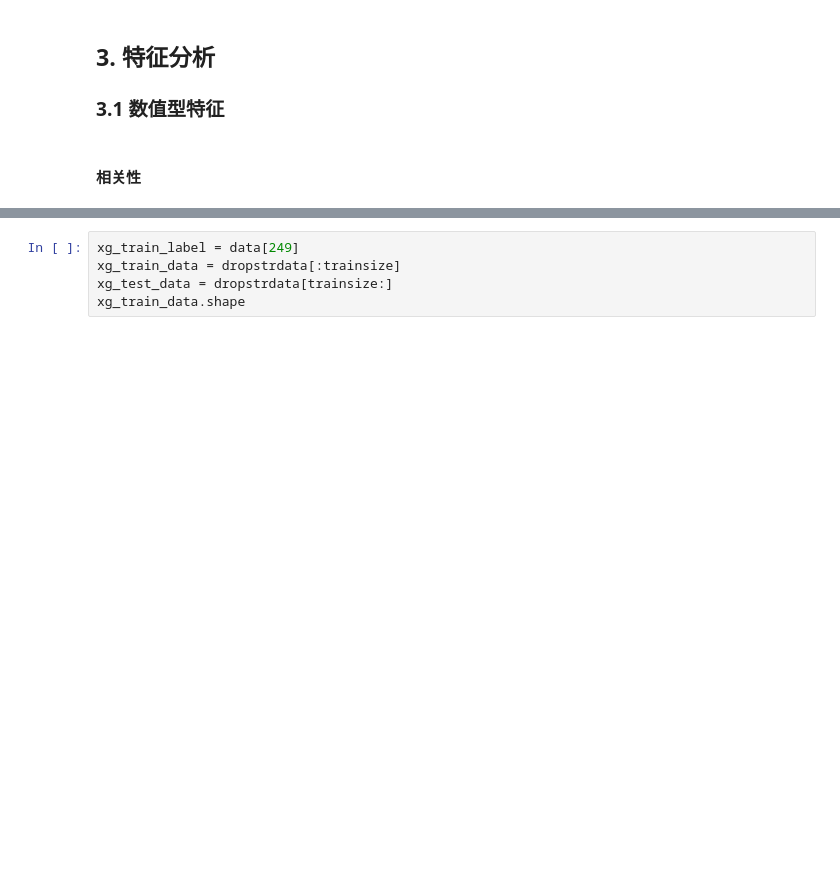
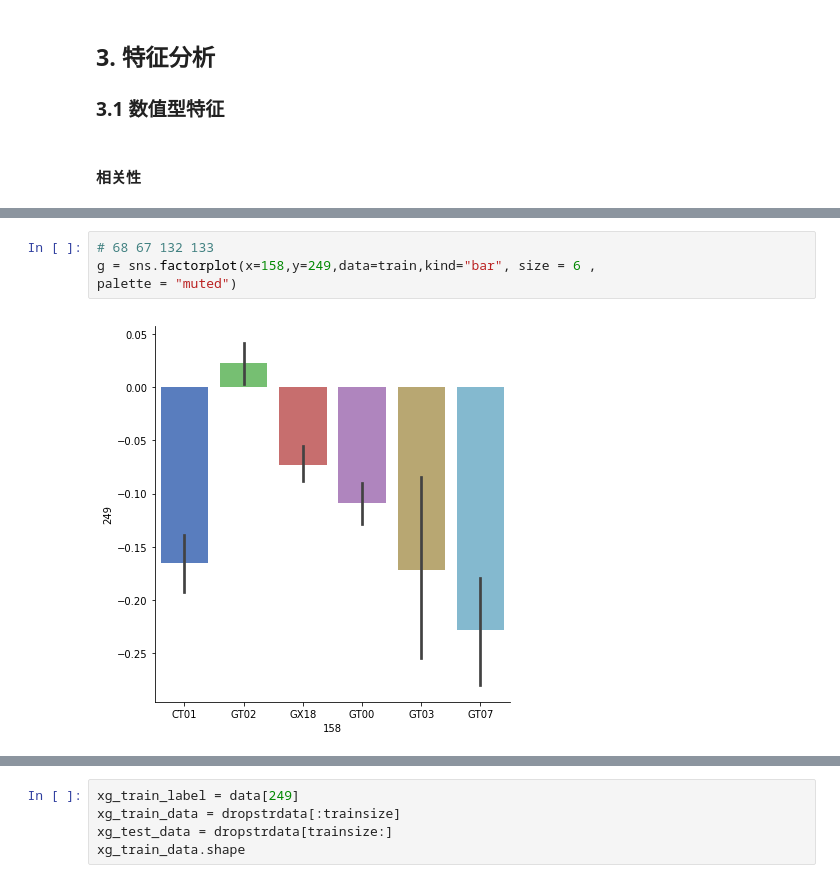
Before and after one commit to Watermelon233/MyKaggle, a Jupyter notebook: boyvsgirl/boyvsgirls.ipynb, the cells around one changed output, grey strips where cells are left out. Saved outputs shown, nothing was run; the diff lists cells and outputs as text; blank space fills up the shorter version.

```diff
--- a/boyvsgirl/boyvsgirls.ipynb
+++ b/boyvsgirl/boyvsgirls.ipynb
@@ -254,0 +298,6 @@ dropstrdata = final_data.drop(strColr[strColr==True].index,axis=1)
+# %%
+# 68 67 132 133
+g = sns.factorplot(x=158,y=249,data=train,kind="bar", size = 6 ,
+palette = "muted")
+# %% [output]
+[figure, added]
```
Also changed, not shown: parts of 24 cells of this notebook, 3 other files.
